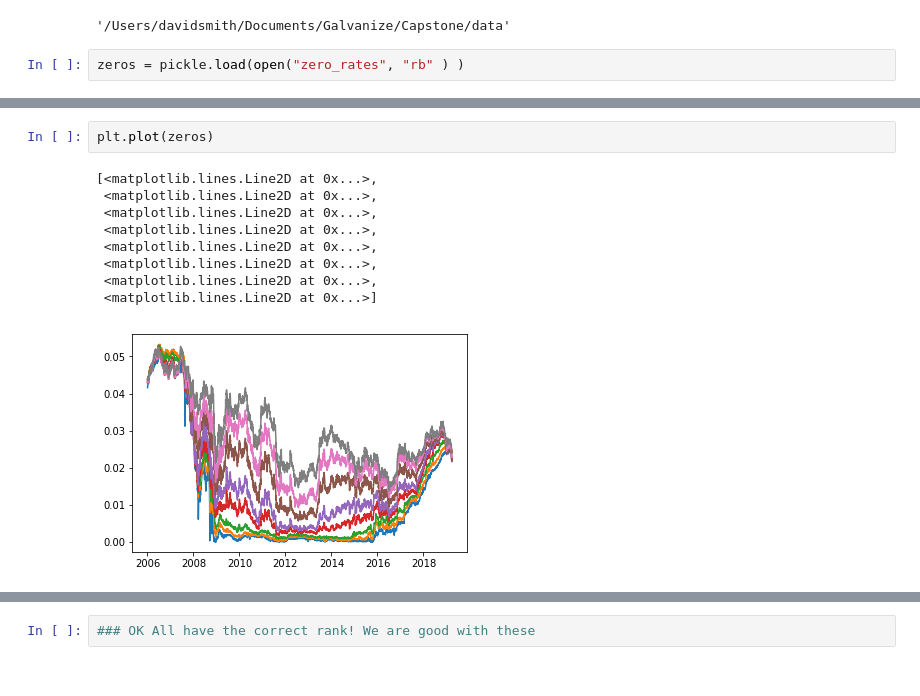
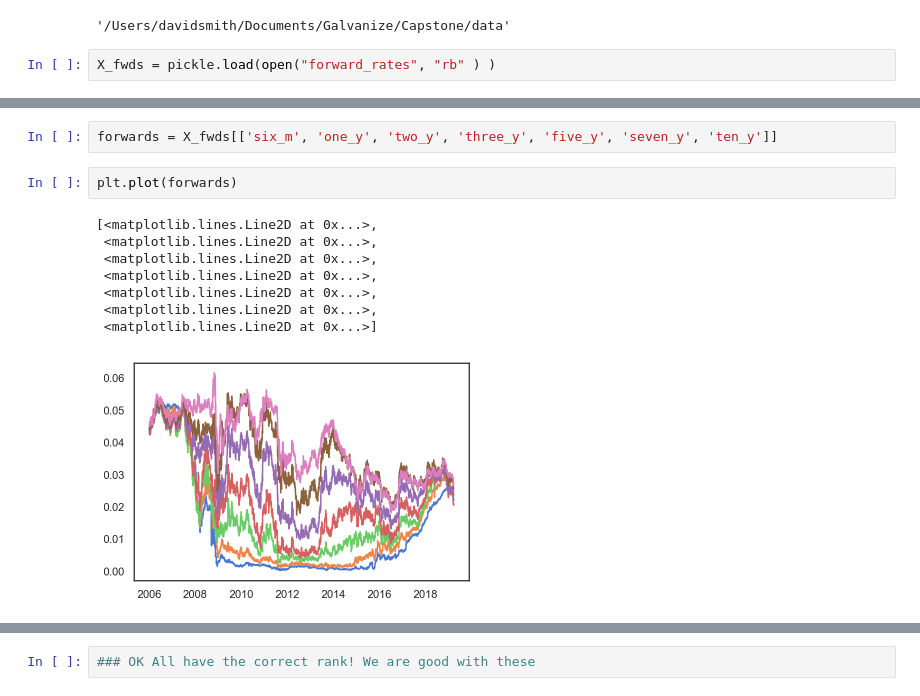
Before and after one commit to davidjsmith44/NLP-Fed-Speeches, a Jupyter notebook: data/Check_zeros_from_ylds.ipynb, the cells around one changed output, grey strips where cells are left out. Saved outputs shown, nothing was run; the diff lists cells and outputs as text.

```diff
--- a/data/Check_zeros_from_ylds.ipynb
+++ b/data/Check_zeros_from_ylds.ipynb
@@ -12,5 +12,5 @@ pwd
 # %% [output]
 '/Users/davidsmith/Documents/Galvanize/Capstone/data'
 # %%
-zeros = pickle.load(open("zero_rates", "rb" ) )
+X_fwds = pickle.load(open("forward_rates", "rb" ) )
 # %%
@@ -26,12 +37,13 @@ zeros.head()
+# %%
+forwards = X_fwds[['six_m', 'one_y', 'two_y', 'three_y', 'five_y', 'seven_y', 'ten_y']]
 # %%
-plt.plot(zeros)
+plt.plot(forwards)
 # %% [output]
 [<matplotlib.lines.Line2D at 0x...>,
  <matplotlib.lines.Line2D at 0x...>,
  <matplotlib.lines.Line2D at 0x...>,
  <matplotlib.lines.Line2D at 0x...>,
  <matplotlib.lines.Line2D at 0x...>,
  <matplotlib.lines.Line2D at 0x...>,
- <matplotlib.lines.Line2D at 0x...>,
  <matplotlib.lines.Line2D at 0x...>]
-[figure, old version]
+[figure, new version]
```
Also changed, not shown: parts of 47 cells of this notebook, 11 other files.
